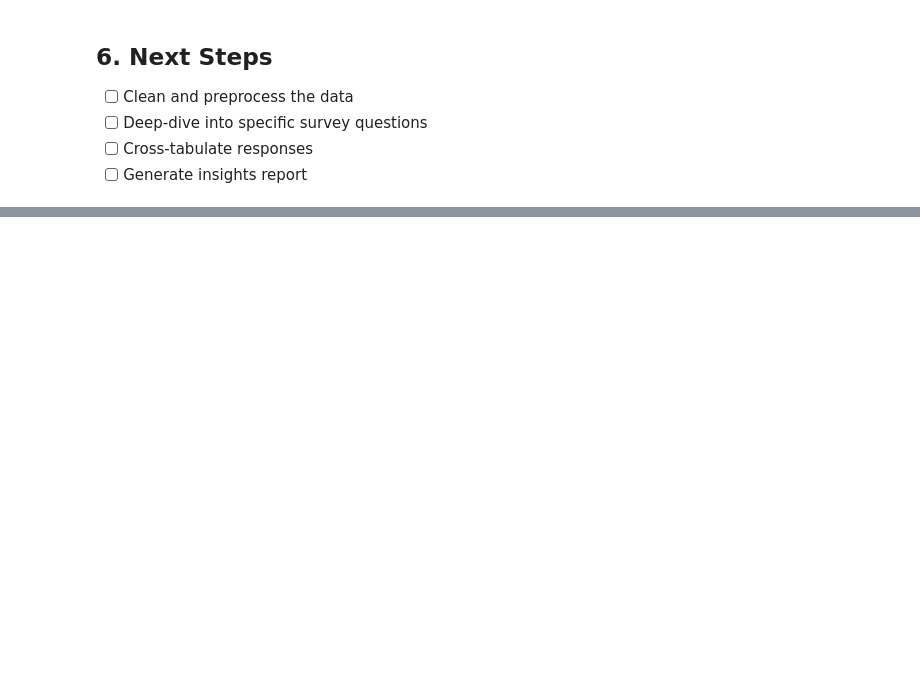
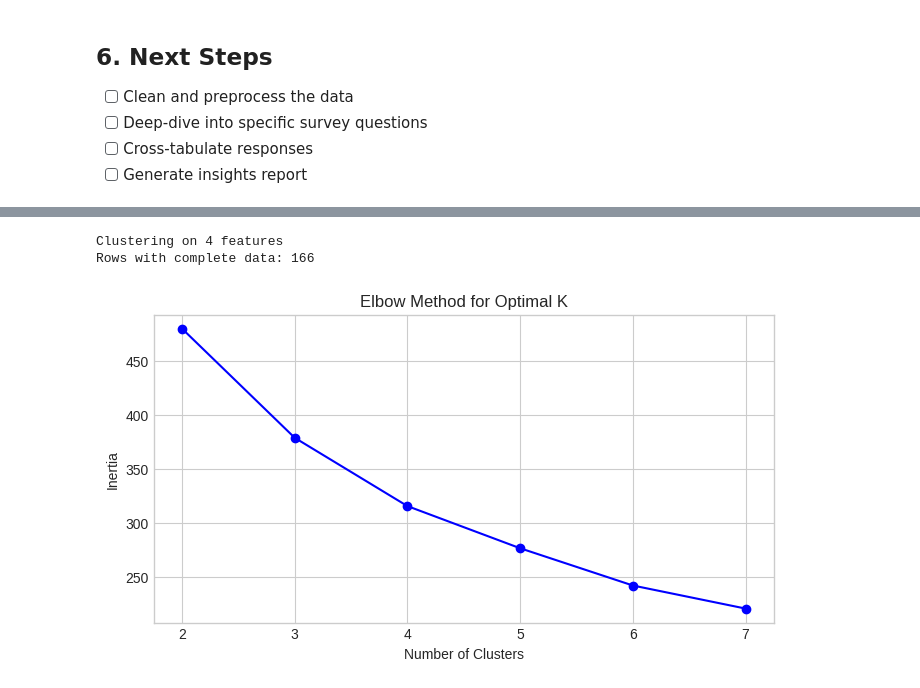
Before and after one commit to SteveWardAustin/SteveWardAustin, a Jupyter notebook: notebooks/01_eda.ipynb, the cells around one changed output, grey strips where cells are left out. Drawn from its saved outputs; the diff is of its cells as text; code cells hidden in the pictures; blank space fills up the shorter version.

```diff
--- a/notebooks/01_eda.ipynb
+++ b/notebooks/01_eda.ipynb
@@ -183,0 +790,45 @@ else:
+# %%
+from sklearn.preprocessing import StandardScaler, LabelEncoder
+from sklearn.cluster import KMeans
+from sklearn.decomposition import PCA
+import warnings
+warnings.filterwarnings('ignore')
+
+# Prepare data for clustering - use numeric columns
+cluster_cols = [
+    'How important is it for your brand to appear in AI search/LLMs?',
+    'How important is it for your brand to maintain visibility in traditional search engines (Google, Bing, etc)?',
+    'How confident do you feel that your brand will maintain visibility as AI search & LLMs evolve?',
+    'How confident are you that your team can publish enough content to maintain or grow visibility across traditional search (Google) and/or AI search platforms (ChatGPT, Perplexity, etc) in 2026?'
+]
+
+# Filter to columns that exist
+cluster_cols = [c for c in cluster_cols if c in df.columns]
+print(f"Clustering on {len(cluster_cols)} features")
+
+# Prepare clustering data
+df_cluster = df[cluster_cols].dropna()
+print(f"Rows with complete data: {len(df_cluster)}")
+
+# Scale the data
+scaler = StandardScaler()
+X_scaled = scaler.fit_transform(df_cluster)
+
+# Find optimal clusters using elbow method
+inertias = []
+K_range = range(2, 8)
+for k in K_range:
+    kmeans = KMeans(n_clusters=k, random_state=42, n_init=10)
+    kmeans.fit(X_scaled)
+    inertias.append(kmeans.inertia_)
+
+plt.figure(figsize=(8, 4))
+plt.plot(K_range, inertias, 'bo-')
+plt.xlabel('Number of Clusters')
+plt.ylabel('Inertia')
+plt.title('Elbow Method for Optimal K')
+plt.show()
+# %% [output]
+Clustering on 4 features
+Rows with complete data: 166
+[figure, added]
```
Also changed, not shown: parts of 39 cells of this notebook.
